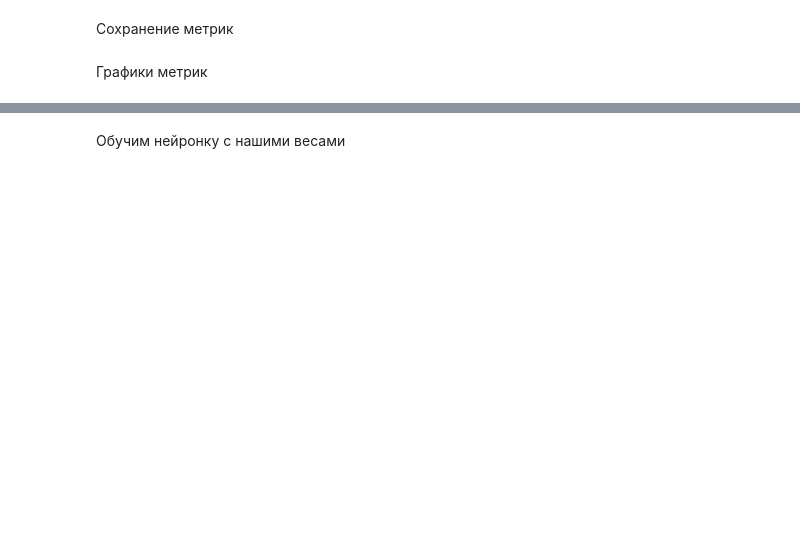
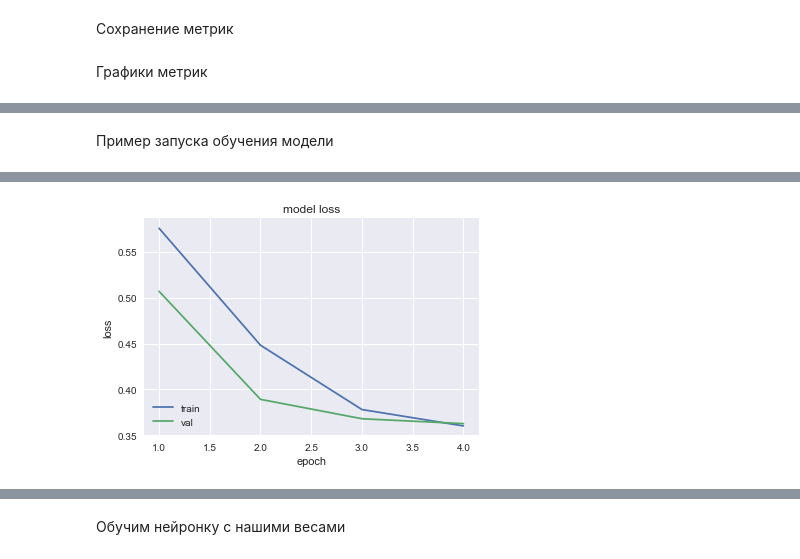
Before and after one commit to HSE-LAMBDA/one_plus_e, a Jupyter notebook: experiments/susy/susy_complex_model_and_unsupervised.ipynb, the cells around one changed output, grey strips where cells are left out. Drawn from its saved outputs; the diff is of its cells as text; code cells hidden in the pictures; blank space fills up the shorter version.

```diff
--- a/experiments/susy/susy_complex_model_and_unsupervised.ipynb
+++ b/experiments/susy/susy_complex_model_and_unsupervised.ipynb
@@ -396,0 +324,11 @@ def metric_boxplot(metric, ylabel='PR_AUC', ylim=None):
+# %%
+import tensorflow as tf
+from keras.backend.tensorflow_backend import set_session
+
+config = tf.ConfigProto()
+config.gpu_options.per_process_gpu_memory_fraction = 0.2
+config.gpu_options.visible_device_list = '1'
+
+# graph = tf.Graph()
+sess = tf.Session(config=config)
+set_session(sess)
@@ -396,0 +466,11 @@ def metric_boxplot(metric, ylabel='PR_AUC', ylim=None):
+# %%
+# summarize losses
+def loss_plot(train_loss, val_loss):
+    x = np.arange(1, len(train_loss) + 1)
+    plt.plot(x, train_loss)
+    plt.plot(x, val_loss)
+    plt.title('model loss')
+    plt.ylabel('loss')
+    plt.xlabel('epoch')
+    plt.legend(['train', 'val'], loc='lower left')
+    plt.show()
@@ -396,0 +511,25 @@ def metric_boxplot(metric, ylabel='PR_AUC', ylim=None):
+# %% [markdown]
+Пример запуска обучения модели
+# %%
+%%time
+batch_size = 256
+val_size = 0.1
+n_epoches = 4
+verbose = 1
+features_dim = X_good.shape[1]
+alpha = 0.5
+
+with tf.Graph().as_default():
+    y_proba_fn, y_pred_fn, train_step_fn, loss_fn = build_net(features_dim, alpha=alpha)
+    with tf.Session() as s:
+        s.run(tf.global_variables_initializer())
+        w_good = np.ones(X_good.shape[0])
+        w_bad = np.ones(X_bad.shape[0])
+        success, train_loss, val_loss = train_function(
+            loss_fn, train_step_fn,
+            X_good, X_bad, X_gen,
+            w_good, w_bad, w_gen,
+            s=s, batch_size=batch_size, val_size=val_size, n_epoches=n_epoches, verbose=verbose
+        )
+        loss_plot(train_loss, val_loss)
+# %% [output]
@@ -396,0 +540 @@ def metric_boxplot(metric, ylabel='PR_AUC', ylim=None):
+[figure, added]
```
Also changed, not shown: parts of 43 cells of this notebook.
